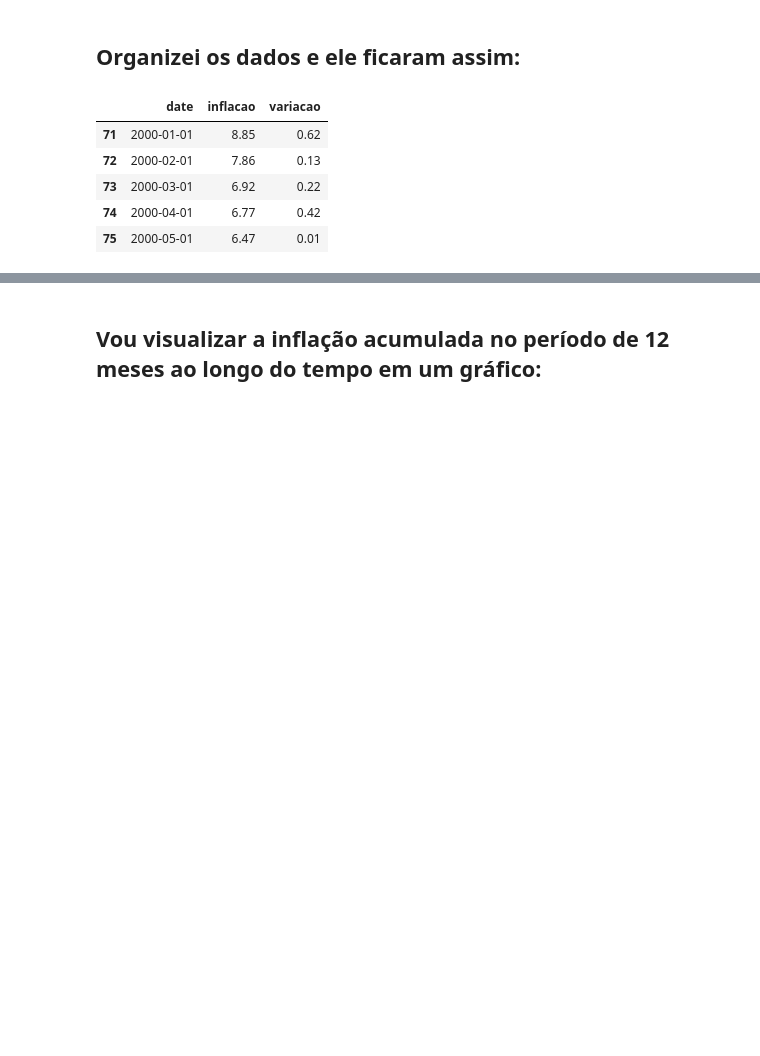
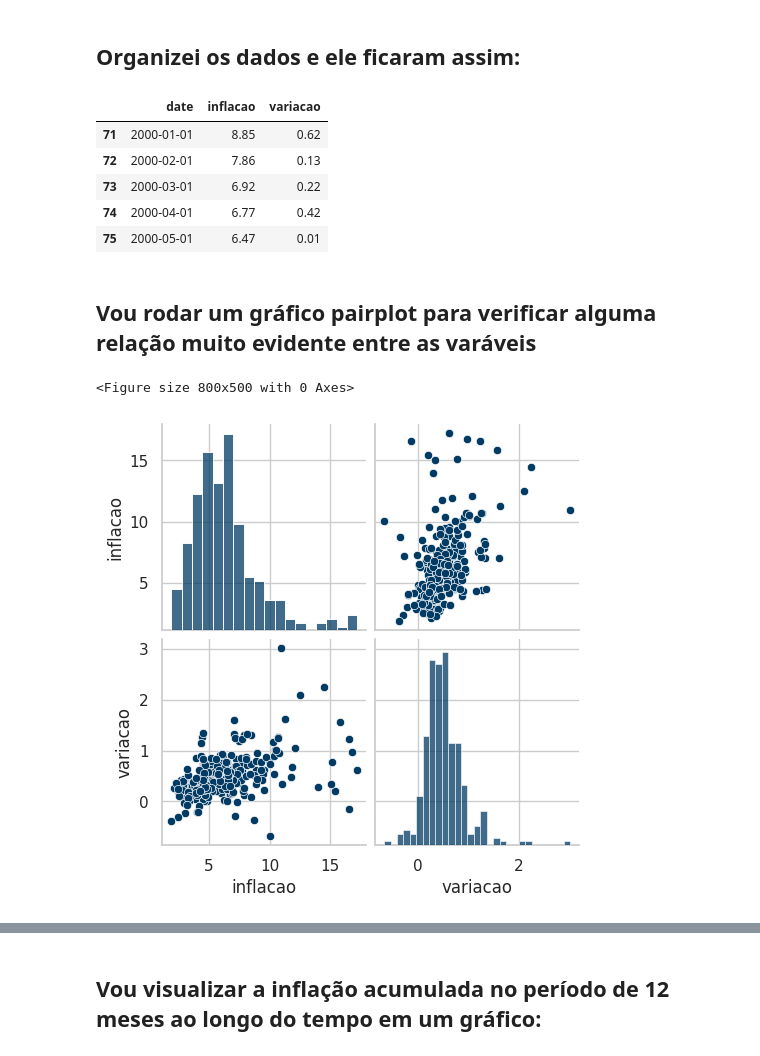
Before and after one commit to jlcamelo2350/economics, a Jupyter notebook: Prevendo_inflação_2024_Brasil/inflação_modelo_Preditivo.ipynb, the cells around one changed output, grey strips where cells are left out. Drawn from its saved outputs; the diff is of its cells as text; code cells hidden in the pictures; blank space fills up the shorter version.

```diff
--- a/Prevendo_inflação_2024_Brasil/inflação_modelo_Preditivo.ipynb
+++ b/Prevendo_inflação_2024_Brasil/inflação_modelo_Preditivo.ipynb
@@ -84,3 +83,15 @@ df.head()
 | 73 | 2000-03-01 | 6.92 | 0.22 |
 | 74 | 2000-04-01 | 6.77 | 0.42 |
 | 75 | 2000-05-01 | 6.47 | 0.01 |
+# %% [markdown]
+## Vou rodar um gráfico pairplot para verificar alguma relação muito evidente entre as varáveis
+# %%
+#vou fazer um gráfico pair plot
+plt.figure(figsize=(8, 5))
+sns.set(style="whitegrid", palette=sns.color_palette(["#013A63", "#000080", "#4169E1", "#0047AB", "#00008B"]))
+
+sns.pairplot(df)
+plt.show()
+# %% [output]
+<Figure size 800x500 with 0 Axes>
+[figure, added]
```
Also changed, not shown: parts of 48 cells of this notebook.
